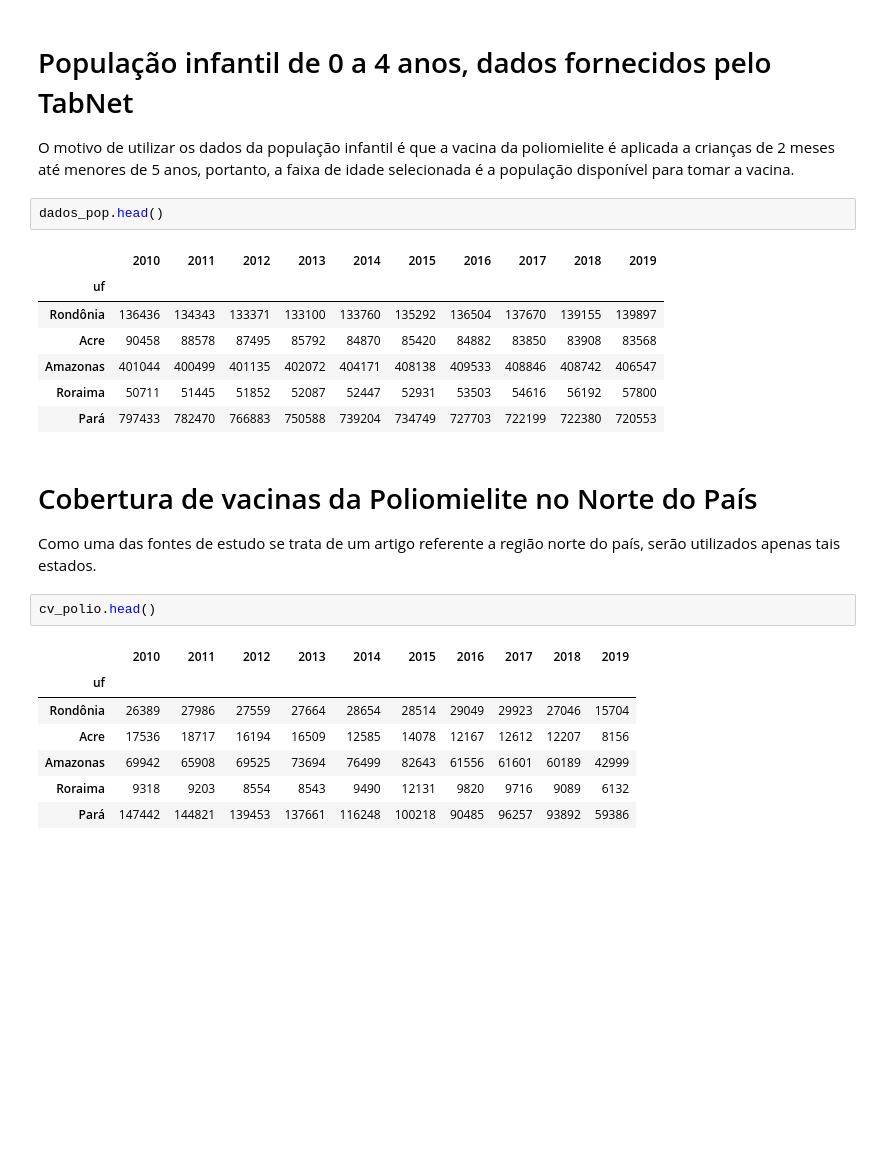
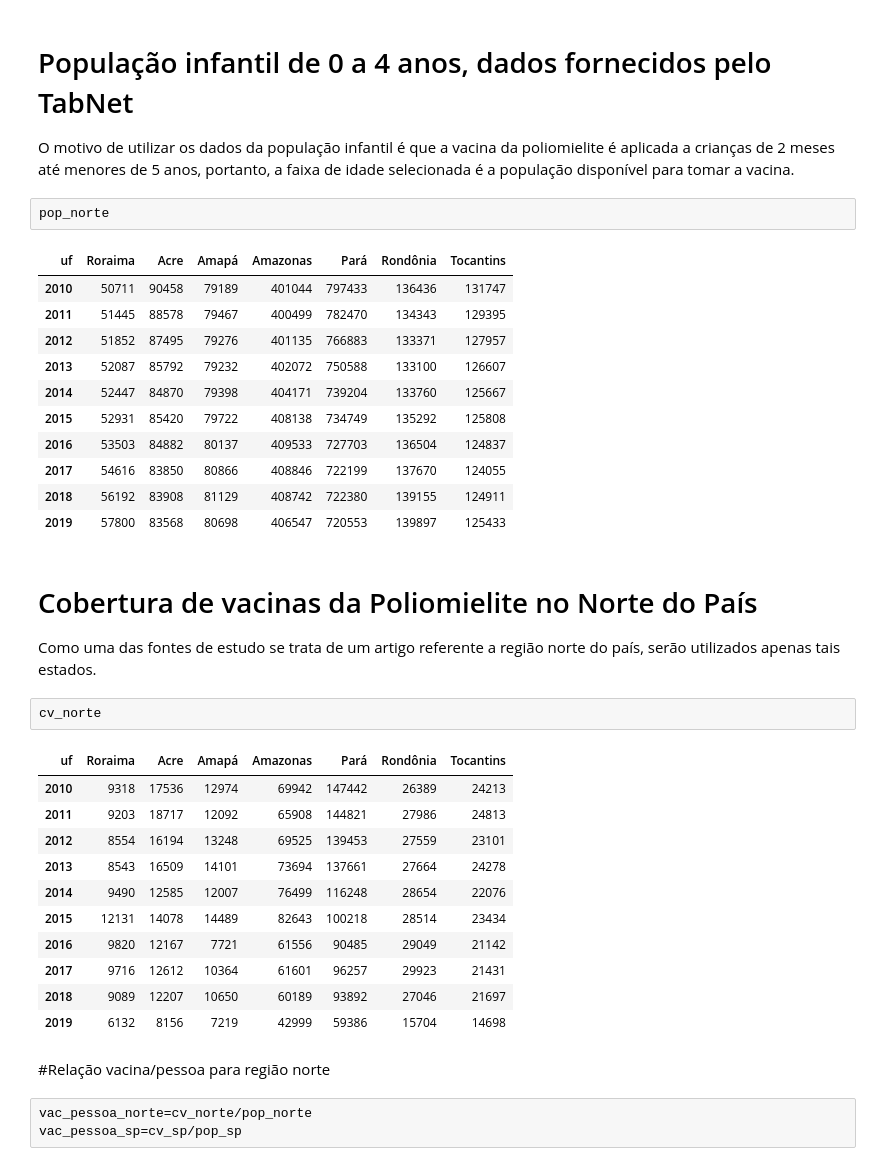
Before and after one commit to igor-puzipe/Vacinacao_polio_brasil, a Jupyter notebook: Notebook/vacinacao_polio_analises.ipynb, the cells around one changed output. Drawn from its saved outputs; the diff is of its cells as text; blank space fills up the shorter version.

```diff
--- a/Notebook/vacinacao_polio_analises.ipynb
+++ b/Notebook/vacinacao_polio_analises.ipynb
@@ -33,26 +56,39 @@ dados_pop = dados_pop.drop("Unidade da Federação", axis=1)
 # População infantil de 0 a 4 anos, dados fornecidos pelo TabNet
 
 O motivo de utilizar os dados da população infantil é que a vacina da poliomielite é aplicada a crianças de 2 meses até menores de 5 anos, portanto, a faixa de idade selecionada é a população disponível para tomar a vacina.
-# %%
-dados_pop.head()
-# %% [output]
-|  | 2010 | 2011 | 2012 | 2013 | 2014 | 2015 | 2016 | 2017 | 2018 | 2019 |
-| uf |  |  |  |  |  |  |  |  |  |  |
-| Rondônia | 136436 | 134343 | 133371 | 133100 | 133760 | 135292 | 136504 | 137670 | 139155 | 139897 |
-| Acre | 90458 | 88578 | 87495 | 85792 | 84870 | 85420 | 84882 | 83850 | 83908 | 83568 |
-| Amazonas | 401044 | 400499 | 401135 | 402072 | 404171 | 408138 | 409533 | 408846 | 408742 | 406547 |
-| Roraima | 50711 | 51445 | 51852 | 52087 | 52447 | 52931 | 53503 | 54616 | 56192 | 57800 |
-| Pará | 797433 | 782470 | 766883 | 750588 | 739204 | 734749 | 727703 | 722199 | 722380 | 720553 |
+# %%
+pop_norte
+# %% [output]
+| uf | Roraima | Acre | Amapá | Amazonas | Pará | Rondônia | Tocantins |
+| 2010 | 50711 | 90458 | 79189 | 401044 | 797433 | 136436 | 131747 |
+| 2011 | 51445 | 88578 | 79467 | 400499 | 782470 | 134343 | 129395 |
+| 2012 | 51852 | 87495 | 79276 | 401135 | 766883 | 133371 | 127957 |
+| 2013 | 52087 | 85792 | 79232 | 402072 | 750588 | 133100 | 126607 |
+| 2014 | 52447 | 84870 | 79398 | 404171 | 739204 | 133760 | 125667 |
+| 2015 | 52931 | 85420 | 79722 | 408138 | 734749 | 135292 | 125808 |
+| 2016 | 53503 | 84882 | 80137 | 409533 | 727703 | 136504 | 124837 |
+| 2017 | 54616 | 83850 | 80866 | 408846 | 722199 | 137670 | 124055 |
+| 2018 | 56192 | 83908 | 81129 | 408742 | 722380 | 139155 | 124911 |
+| 2019 | 57800 | 83568 | 80698 | 406547 | 720553 | 139897 | 125433 |
 # %% [markdown]
 # Cobertura de vacinas da Poliomielite no Norte do País
 Como uma das fontes de estudo se trata de um artigo referente a região norte do país, serão utilizados apenas tais estados.
-# %%
-cv_polio.head()
-# %% [output]
-|  | 2010 | 2011 | 2012 | 2013 | 2014 | 2015 | 2016 | 2017 | 2018 | 2019 |
-| uf |  |  |  |  |  |  |  |  |  |  |
-| Rondônia | 26389 | 27986 | 27559 | 27664 | 28654 | 28514 | 29049 | 29923 | 27046 | 15704 |
-| Acre | 17536 | 18717 | 16194 | 16509 | 12585 | 14078 | 12167 | 12612 | 12207 | 8156 |
-| Amazonas | 69942 | 65908 | 69525 | 73694 | 76499 | 82643 | 61556 | 61601 | 60189 | 42999 |
-| Roraima | 9318 | 9203 | 8554 | 8543 | 9490 | 12131 | 9820 | 9716 | 9089 | 6132 |
-| Pará | 147442 | 144821 | 139453 | 137661 | 116248 | 100218 | 90485 | 96257 | 93892 | 59386 |
+# %%
+cv_norte
+# %% [output]
+| uf | Roraima | Acre | Amapá | Amazonas | Pará | Rondônia | Tocantins |
+| 2010 | 9318 | 17536 | 12974 | 69942 | 147442 | 26389 | 24213 |
+| 2011 | 9203 | 18717 | 12092 | 65908 | 144821 | 27986 | 24813 |
+| 2012 | 8554 | 16194 | 13248 | 69525 | 139453 | 27559 | 23101 |
+| 2013 | 8543 | 16509 | 14101 | 73694 | 137661 | 27664 | 24278 |
+| 2014 | 9490 | 12585 | 12007 | 76499 | 116248 | 28654 | 22076 |
+| 2015 | 12131 | 14078 | 14489 | 82643 | 100218 | 28514 | 23434 |
+| 2016 | 9820 | 12167 | 7721 | 61556 | 90485 | 29049 | 21142 |
+| 2017 | 9716 | 12612 | 10364 | 61601 | 96257 | 29923 | 21431 |
+| 2018 | 9089 | 12207 | 10650 | 60189 | 93892 | 27046 | 21697 |
+| 2019 | 6132 | 8156 | 7219 | 42999 | 59386 | 15704 | 14698 |
+# %% [markdown]
+#Relação vacina/pessoa para região norte
+# %%
+vac_pessoa_norte=cv_norte/pop_norte
+vac_pessoa_sp=cv_sp/pop_sp
```
Also changed, not shown: parts of 18 cells of this notebook.
